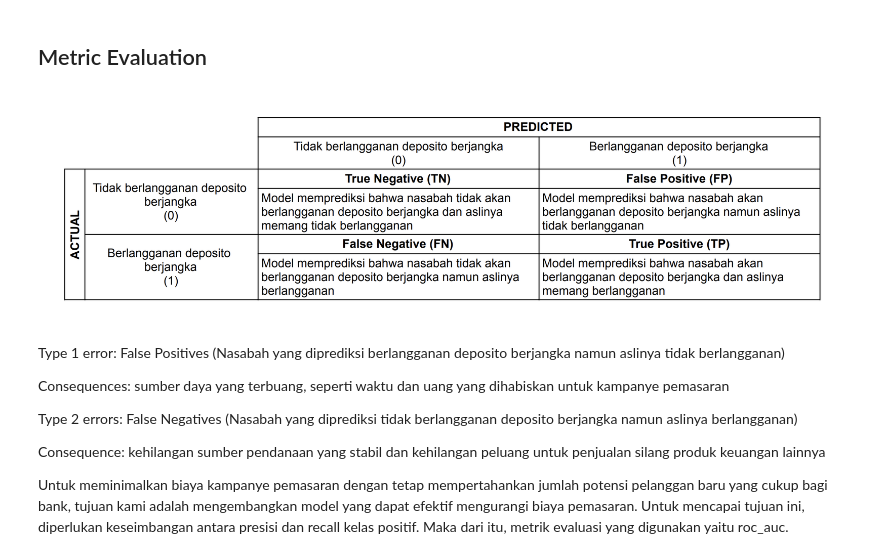
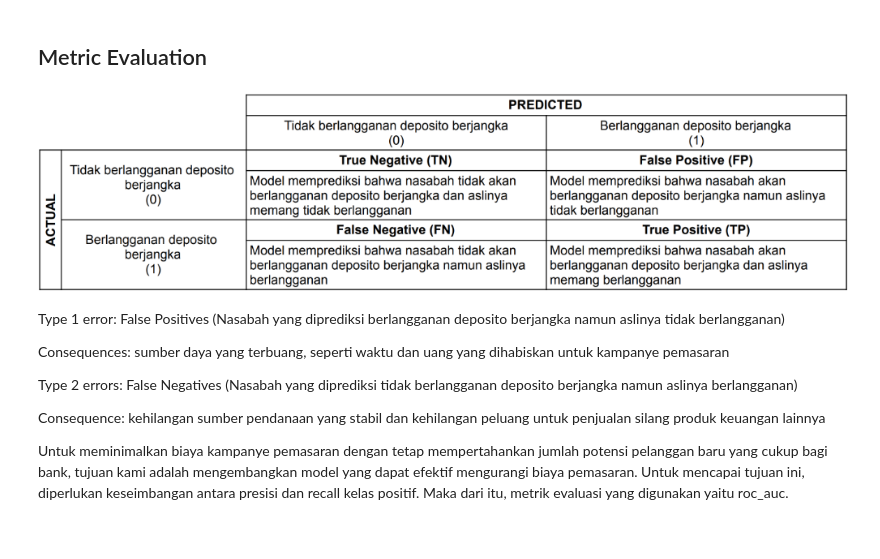
Before and after one commit to PurwadhikaDev/DeltaGroup_JC_DS_FT_BSD_19_FinalProject, a Jupyter notebook: Bank Marketing Campaigns Analysis and Modeling.ipynb, the cells around one changed output. Cells and saved outputs as stored; diff of their text form; code cells hidden in the pictures.

```diff
--- a/Bank Marketing Campaigns Analysis and Modeling.ipynb
+++ b/Bank Marketing Campaigns Analysis and Modeling.ipynb
@@ -32,10 +33,10 @@ Pendekatan yang dilakukan akan melibatkan analisis data eksplorasi untuk mendapa
 # %% [markdown]
 ## Metric Evaluation
 # %%
-from IPython.display import Image
-Image(filename='./confusion matrix.png')
+# from IPython.display import Image
+# Image(filename='./89BXgc.png')
 # %% [output]
-[figure, old version]
+[figure, new version]
 # %% [markdown]
 Type 1 error: False Positives (Nasabah yang diprediksi berlangganan deposito berjangka namun aslinya tidak berlangganan)
 
```
Also changed, not shown: parts of 69 cells of this notebook.
